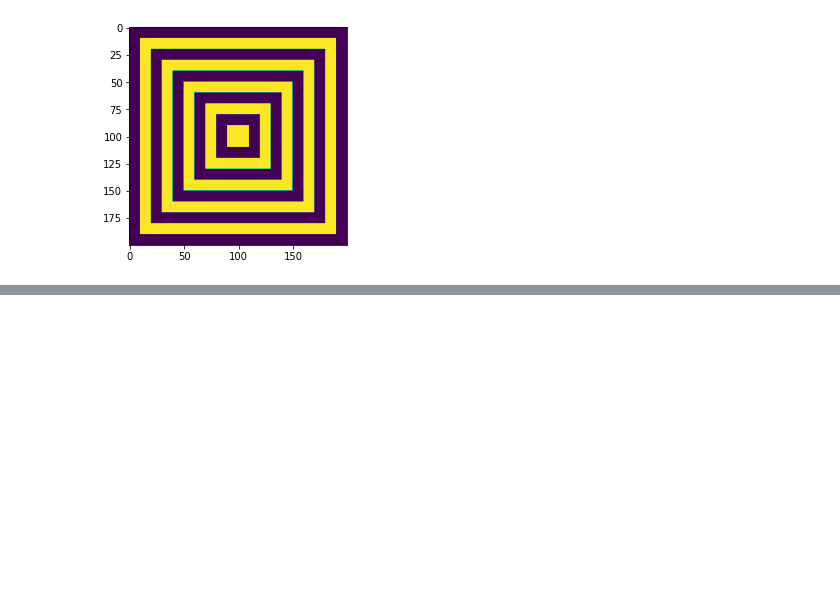
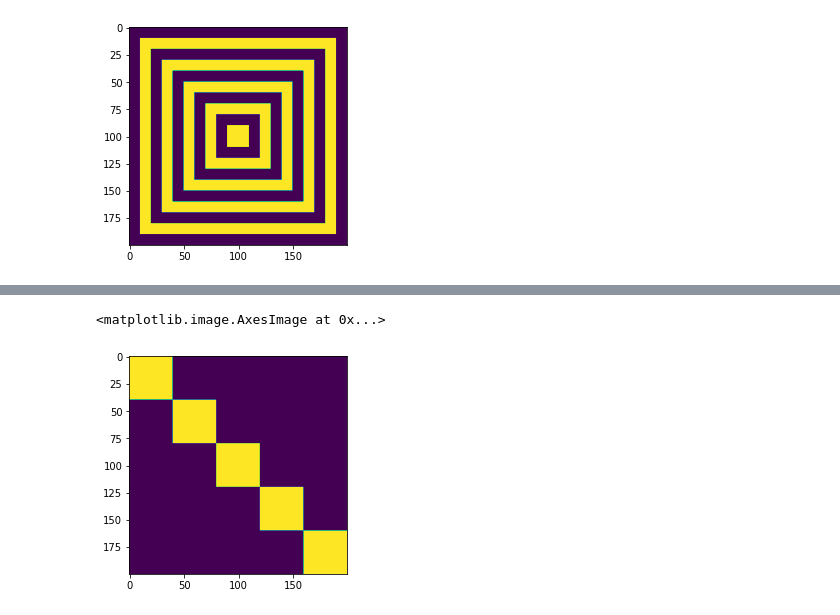
Before and after one commit to antarachain/AI_python, a Jupyter notebook: anything/Untitled.ipynb, the cells around one changed output, grey strips where cells are left out. Drawn from its saved outputs; the diff is of its cells as text; code cells hidden in the pictures; blank space fills up the shorter version.

```diff
--- a/anything/Untitled.ipynb
+++ b/anything/Untitled.ipynb
@@ -80,0 +94,11 @@ NameError: name 'imsi' is not defined
+# %%
+empty = np.zeros((200,200))
+full = np.ones((40,40))
+
+for i in range(5):
+    empty[i*40:(i+1)*40, i*40:(i+1)*40] = full
+
+plt.imshow(empty)
+# %% [output]
+<matplotlib.image.AxesImage at 0x...>
+[figure, added]
```
Also changed, not shown: parts of 2 cells of this notebook, 3 other files.
